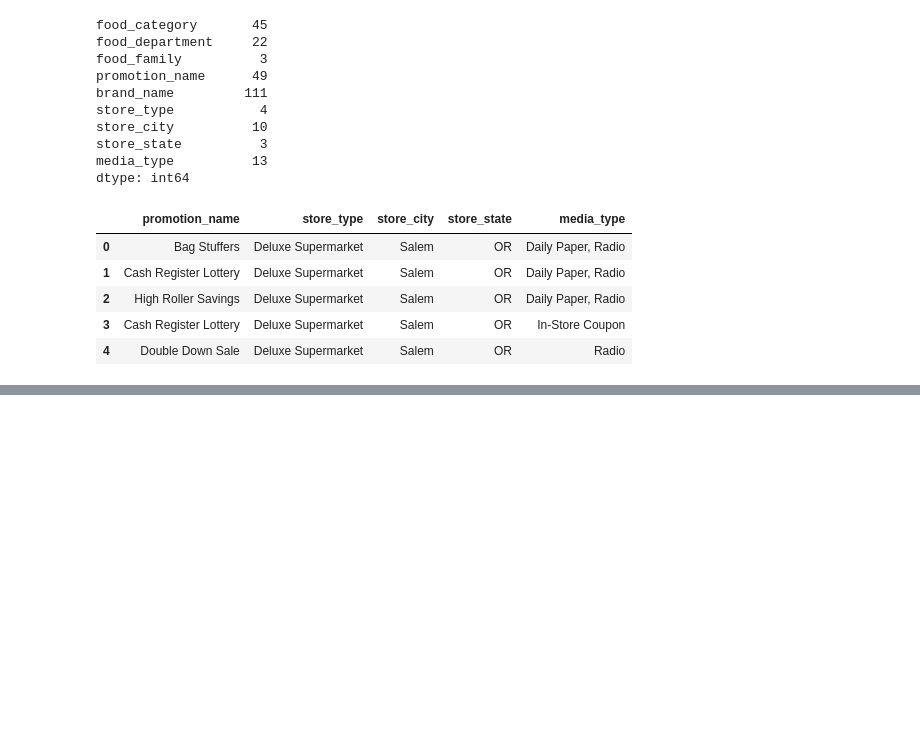
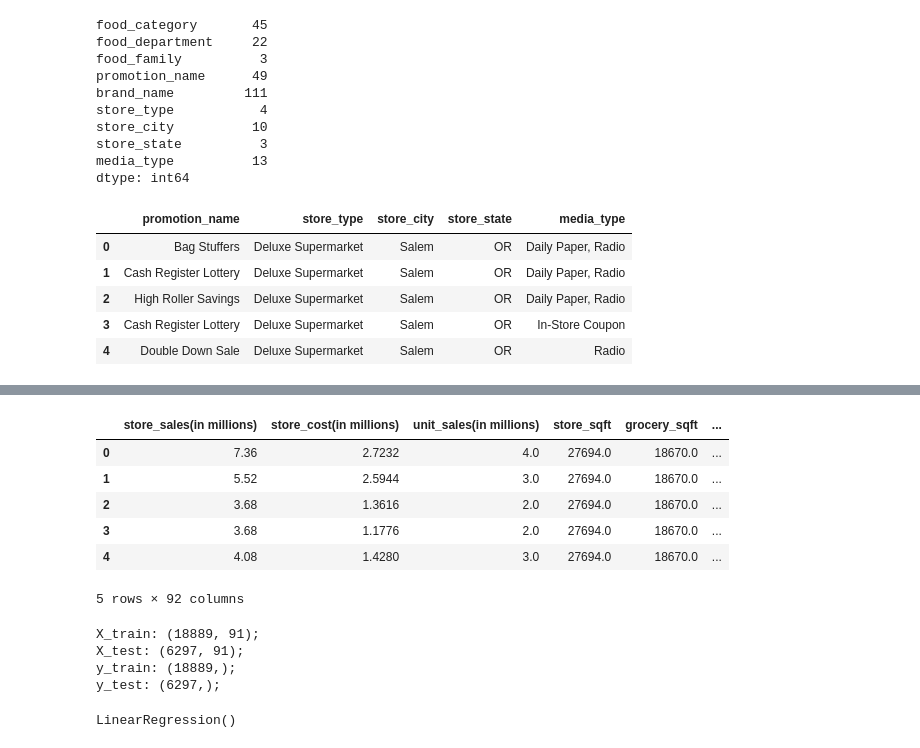
Before and after one commit to bpiffard/Capstone_Final_Group_Project, a Jupyter notebook: store_machine_learning.ipynb, the cells around one changed output, grey strips where cells are left out. Drawn from its saved outputs; the diff is of its cells as text; code cells hidden in the pictures; blank space fills up the shorter version.

```diff
--- a/store_machine_learning.ipynb
+++ b/store_machine_learning.ipynb
@@ -199,0 +194,10 @@ enc = OneHotEncoder(sparse=False)
+# %%
+# Create a OneHotEncoder instance
+enc = OneHotEncoder(sparse=False)
+
+# Fit and transform the OneHotEncoder using the categorical variable list
+encode_df = pd.DataFrame(enc.fit_transform(store_cat))
+
+# Add the encoded variable names to the dataframe
+encode_df.columns = enc.get_feature_names_out(store_cat.columns)
+encode_df.head()
@@ -199,0 +232,12 @@ enc = OneHotEncoder(sparse=False)
+# %%
+# Merge one-hot encoded features and drop the originals
+combo_df = store_num.merge(encode_df, left_index=True, right_index=True)
+combo_df.head()
+# %% [output]
+|  | store_sales(in millions) | store_cost(in millions) | unit_sales(in millions) | store_sqft | grocery_sqft | ... |
+| 0 | 7.36 | 2.7232 | 4.0 | 27694.0 | 18670.0 | ... |
+| 1 | 5.52 | 2.5944 | 3.0 | 27694.0 | 18670.0 | ... |
+| 2 | 3.68 | 1.3616 | 2.0 | 27694.0 | 18670.0 | ... |
+| 3 | 3.68 | 1.1776 | 2.0 | 27694.0 | 18670.0 | ... |
+| 4 | 4.08 | 1.4280 | 3.0 | 27694.0 | 18670.0 | ... |
+5 rows × 92 columns
@@ -199,0 +259,17 @@ enc = OneHotEncoder(sparse=False)
+# %%
+# Shapes of splitted data
+print(f"X_train: {X_train.shape};")
+print(f"X_test: {X_test.shape};")
+print(f"y_train: {y_train.shape};")
+print(f"y_test: {y_test.shape};")
+# %% [output]
+X_train: (18889, 91);
+X_test: (6297, 91);
+y_train: (18889,);
+y_test: (6297,);
+# %%
+# Fit the model
+mlg = LinearRegression()
+mlg.fit(X_train, y_train)
+# %% [output]
+LinearRegression()
```
Also changed, not shown: parts of 12 cells of this notebook.
